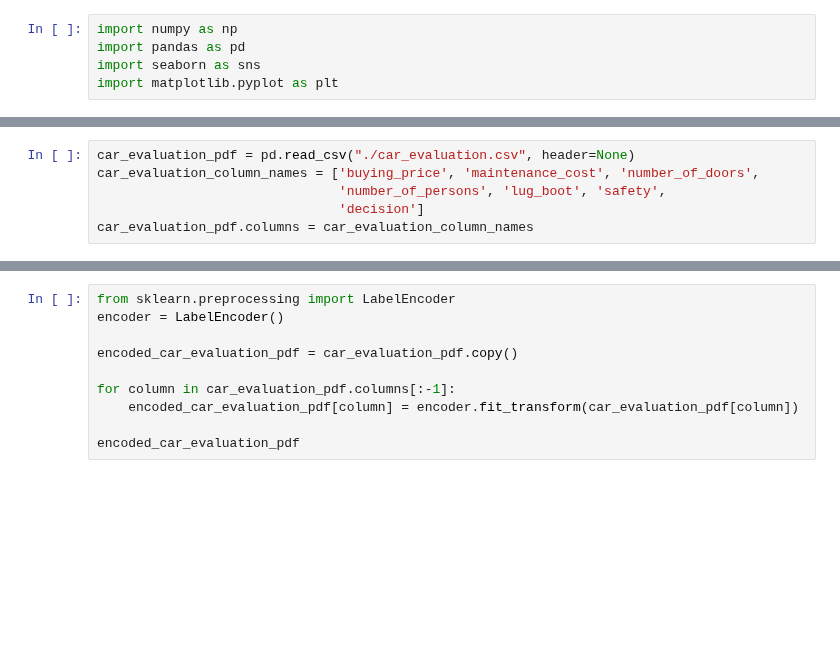
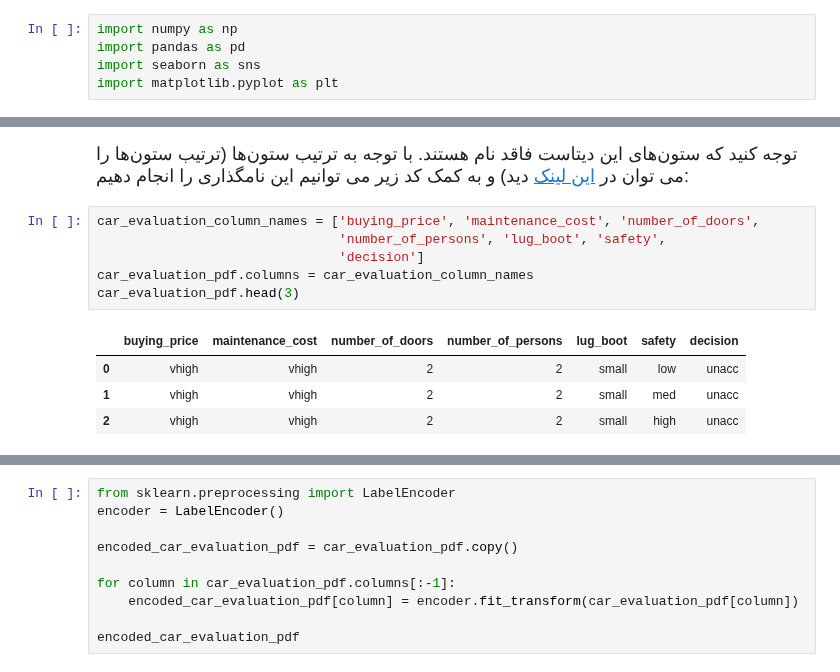
Before and after one commit to SharifiZarchi/Introduction_to_Machine_Learning, a Jupyter notebook: Jupyter_Notebooks/Chapter_02_Classical_Models/DecisionTree.ipynb, the cells around one changed output, grey strips where cells are left out. Cells and saved outputs as stored; diff of their text form; blank space fills up the shorter version.

```diff
--- a/Jupyter_Notebooks/Chapter_02_Classical_Models/DesicionTree.ipynb
+++ b/Jupyter_Notebooks/Chapter_02_Classical_Models/DecisionTree.ipynb
@@ -124,6 +344,17 @@ import matplotlib.pyplot as plt
+# %% [markdown]
+<div dir=rtl>
+    <font face="XB Zar" size=4>
+         توجه کنید که ستون‌های این دیتاست فاقد نام هستند. با توجه به ترتیب ستون‌ها (ترتیب ستون‌ها را می توان در <a href="https://www.kaggle.com/datasets/elikplim/car-evaluation-data-set"><font face="Roboto">این لینک</font></a> دید) و به کمک کد زیر می توانیم این نامگذاری را انجام دهیم:
+    </font>
+</div>
 # %%
-car_evaluation_pdf = pd.read_csv("./car_evaluation.csv", header=None)
 car_evaluation_column_names = ['buying_price', 'maintenance_cost', 'number_of_doors',
                                'number_of_persons', 'lug_boot', 'safety',
                                'decision']
 car_evaluation_pdf.columns = car_evaluation_column_names
+car_evaluation_pdf.head(3)
+# %% [output]
+|  | buying_price | maintenance_cost | number_of_doors | number_of_persons | lug_boot | safety | decision |
+| 0 | vhigh | vhigh | 2 | 2 | small | low | unacc |
+| 1 | vhigh | vhigh | 2 | 2 | small | med | unacc |
+| 2 | vhigh | vhigh | 2 | 2 | small | high | unacc |
```
Also changed, not shown: parts of 37 cells of this notebook.
